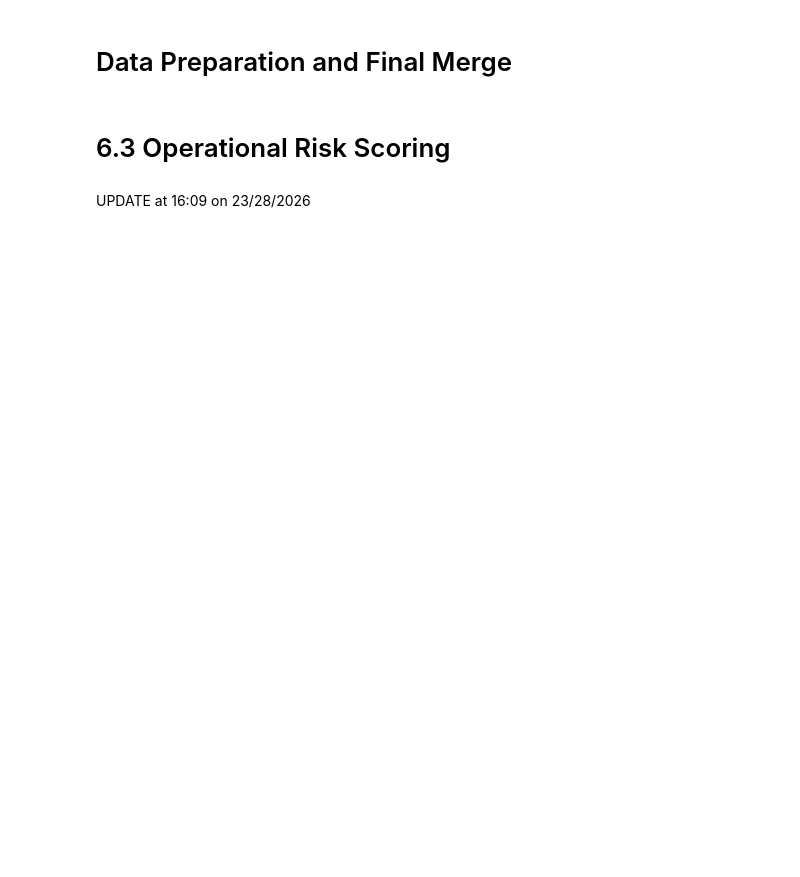
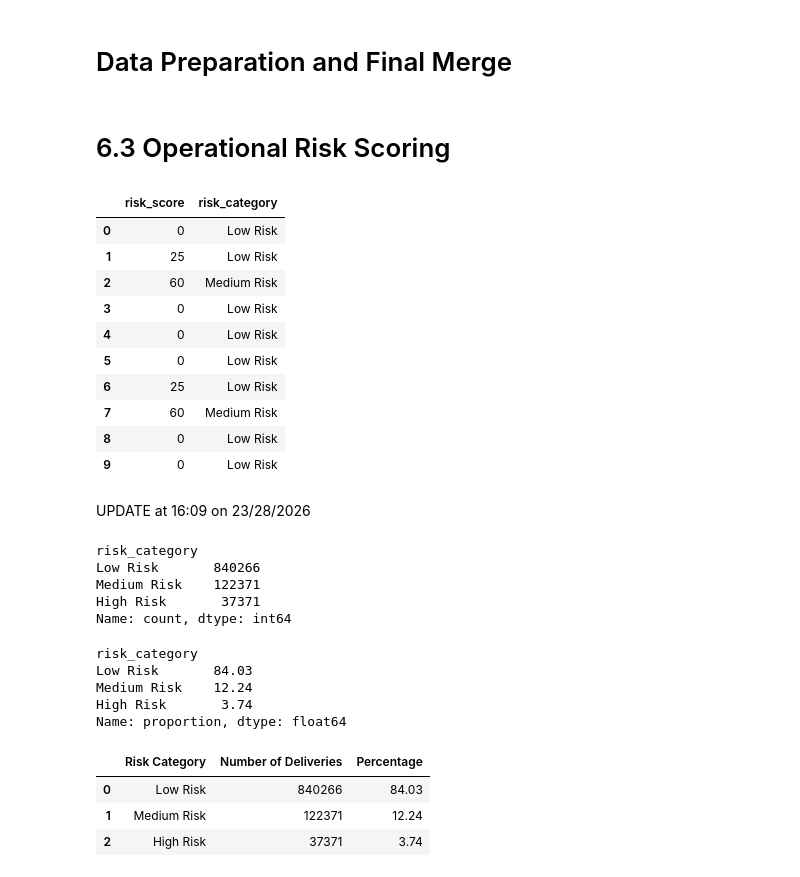
Before and after one commit to jilyanga2/Logistics-And-Delivery-Intelligence, a Jupyter notebook: Operational_scoring.ipynb, the cells around one changed output. Drawn from its saved outputs; the diff is of its cells as text; code cells hidden in the pictures; blank space fills up the shorter version.

```diff
--- a/Operational_scoring.ipynb
+++ b/Operational_scoring.ipynb
@@ -26,18 +26,6 @@ master = master.merge(warehouses_cleaned, on="warehouse_id", how="left")
 # of all delivery durations and flag them as late deliveries
 master["late_delivery_flag"] =(master["delivery_duration_hours"] > master["delivery_duration_hours"].quantile(0.75).astype(int))
 master["very_long_delivery_flag"] = (master["delivery_distance_km"] > master["delivery_distance_km"].quantile(0.90).astype(int))
-
-#Classify risk based on score
-def classify_risk(score):
-    if score <= 30:
-        return "Low Risk"
-    elif score <=60:
-        return "Medium Risk"
-    else:
-        return "High Risk"
-
-master["risk_category"] = master["risk_score"].apply(classify_risk)
-master[["risk_score", "risk_category"]].head()
 # %%
 # Count the number of late deliveries asscoiated with each customer
 # Customers in the top 10% of late delivery counts as flagged
@@ -145,2 +85,49 @@ plt.show()
+# %%
+master[["risk_score", "risk_category"]].head(10)
+# %% [output]
+|  | risk_score | risk_category |
+| 0 | 0 | Low Risk |
+| 1 | 25 | Low Risk |
+| 2 | 60 | Medium Risk |
+| 3 | 0 | Low Risk |
+| 4 | 0 | Low Risk |
+| 5 | 0 | Low Risk |
+| 6 | 25 | Low Risk |
+| 7 | 60 | Medium Risk |
+| 8 | 0 | Low Risk |
+| 9 | 0 | Low Risk |
 # %% [markdown]
 UPDATE at 16:09 on 23/28/2026
+# %%
+#Check the number of deliveries in each operational risk category
+master["risk_category"].value_counts()
+# %% [output]
+risk_category
+Low Risk       840266
+Medium Risk    122371
+High Risk       37371
+Name: count, dtype: int64
+# %%
+#Caculate the percentage of deliveries in each operational risk category
+master["risk_category"].value_counts(normalize=True).mul(100).round(2)
+# %% [output]
+risk_category
+Low Risk       84.03
+Medium Risk    12.24
+High Risk       3.74
+Name: proportion, dtype: float64
+# %%
+#Sumarise the operational risk categories by count and percentages
+
+risk_summary = (
+    master["risk_category"].value_counts().rename_axis("Risk Category").reset_index(name= "Number of Deliveries"))
+
+risk_summary ["Percentage"] = (
+    risk_summary["Number of Deliveries"] / risk_summary["Number of Deliveries"].sum() *100).round(2)
+
+risk_summary
+# %% [output]
+|  | Risk Category | Number of Deliveries | Percentage |
+| 0 | Low Risk | 840266 | 84.03 |
+| 1 | Medium Risk | 122371 | 12.24 |
+| 2 | High Risk | 37371 | 3.74 |
```
Also changed, not shown: parts of 10 cells of this notebook, 1 other file.
